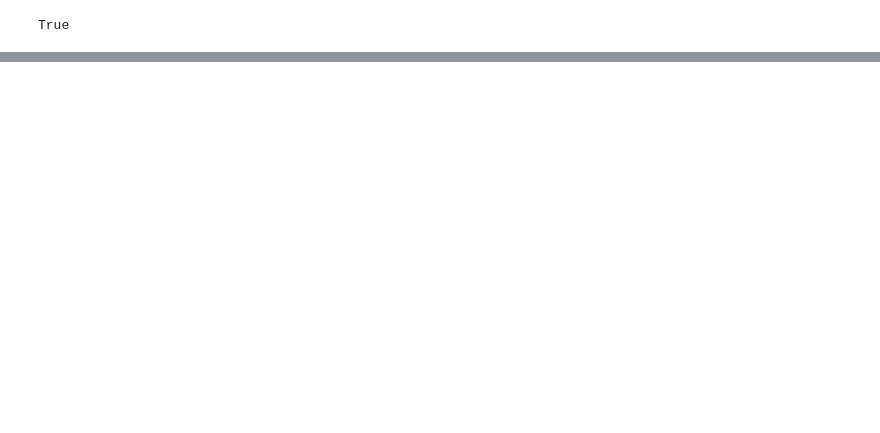
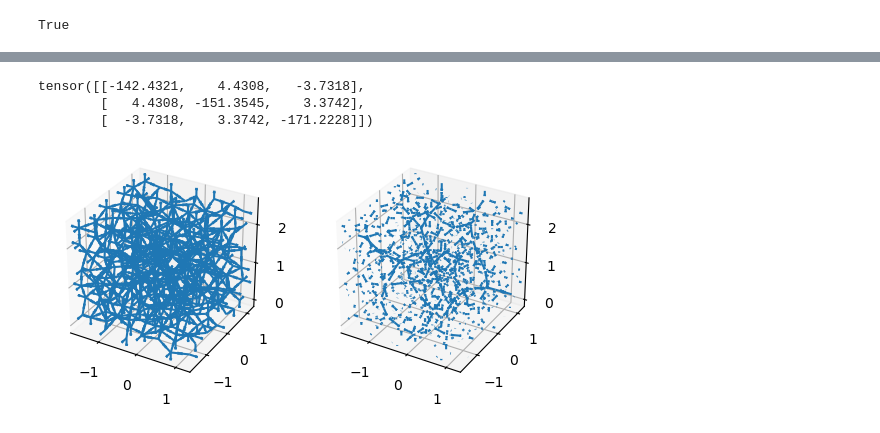
Before and after one commit to MaxGeraedts/DEM-GNN, a Jupyter notebook: Equivariant_model.ipynb, the cells around one changed output, grey strips where cells are left out. Saved outputs shown, nothing was run; the diff lists cells and outputs as text; code cells hidden in the pictures; blank space fills up the shorter version.

Commit message:
Fixed StressTensor bug

```diff
--- a/Equivariant_model.ipynb
+++ b/Equivariant_model.ipynb
@@ -205,7 +205,17 @@ file_name="N400"
 data_split=[0.85, 0.95]
 transform = transform_dist
 force_reload = False
+train = False
 
-dataset_train     = DEM_Dataset(file_name, data_split,"train"   ,'delta', pre_transform=transform,force_reload=force_reload)
-dataset_val       = DEM_Dataset(file_name, data_split,"validate",'delta', pre_transform=transform,force_reload=force_reload)
-dataset_test      = DEM_Dataset(file_name, data_split,"test"    ,'delta', pre_transform=transform,force_reload=force_reload)
+if train == True:
+    dataset_train     = DEM_Dataset(file_name, data_split,"train"   ,'delta', pre_transform=transform,force_reload=force_reload)
+    dataset_val       = DEM_Dataset(file_name, data_split,"validate",'delta', pre_transform=transform,force_reload=force_reload)
+    dataset_test      = DEM_Dataset(file_name, data_split,"test"    ,'delta', pre_transform=transform,force_reload=force_reload)
+
+    model = GetModel("N400","RelPos_03",edge_dim=4)
+    trainer = Trainer(model, dataset_train,dataset_val,
+                    batch_size=64,
+                    lr=0.00000001,
+                    epochs=2000,
+                    model_name=f"{file_name}_GCONV_Model_RelPos_03")
+    trainer.train_loop()
@@ -266,8 +265,8 @@ class LearnedSimulator:
             for t in tqdm(range(1,self.timesteps)):
                 input_data, MatlabTopology = ToPytorchData(par_inp,self.BC_rollout[t],self.tol)
                 if self.model.mode == 'delta':
-                    #transform = T.Compose([T.Cartesian(False), T.Distance(norm=False,cat=True)])
-                    transform = T.Cartesian(False)
+                    transform = T.Compose([T.Cartesian(False), T.Distance(norm=False,cat=True)])
+                    #transform = T.Cartesian(False)
                 input_data.to(self.device)
 
                 output = self.model(transform(input_data))
@@ -291,8 +290,8 @@ class LearnedSimulator:
 # %%
 from Encoding import load
 
-dataset_name = "2Sphere"
+dataset_name = "N400"
 model_name = "RelPos_02"
-model = GetModel(dataset_name,model_name,edge_dim=3)
+model = GetModel(dataset_name,model_name,edge_dim=4)
 AggregatedArgs = load(dataset_name)
-Rollout = LearnedSimulator(model,*AggregatedArgs,i=3,tol=0,timesteps=100)
+Rollout = LearnedSimulator(model,*AggregatedArgs,i=0,tol=0,timesteps=100)
@@ -300,8 +304,15 @@ Rollout = LearnedSimulator(model,*AggregatedArgs,i=3,tol=0,timesteps=100)
 from Plotting import GetInternalStressRollout
 stress = GetInternalStressRollout(Rollout)
 stress[99]
+# %% [output]
+tensor([[-142.4321,    4.4308,   -3.7318],
+        [   4.4308, -151.3545,    3.3742],
+        [  -3.7318,    3.3742, -171.2228]])
 # %%
-from Plotting import PlotContactVectorAndForce, GetAllContactpoints
-data = Rollout.GroundTruth[3]
+from Plotting import PlotContactVectorAndForce, GetAllContactpoints,AxesLimits
+data = Rollout.GroundTruth[0]
 BC = Rollout.BC_rollout[3]
-PlotContactVectorAndForce(data,BC)
+fig,axs = PlotContactVectorAndForce(data,BC)
+for ax in axs: AxesLimits(ax,BC)
+# %% [output]
+[figure, added]
```
Also changed, not shown: parts of 6 cells of this notebook, 1 other file.
